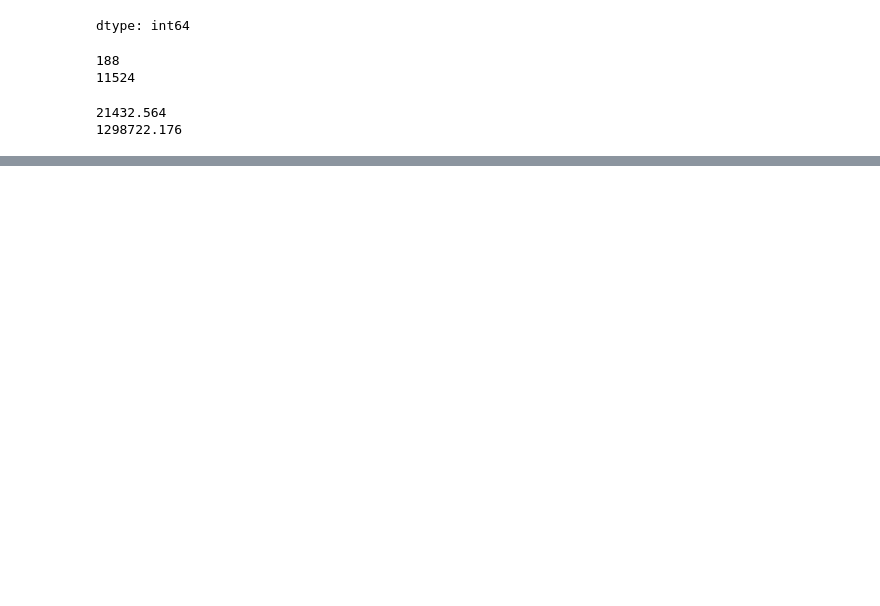
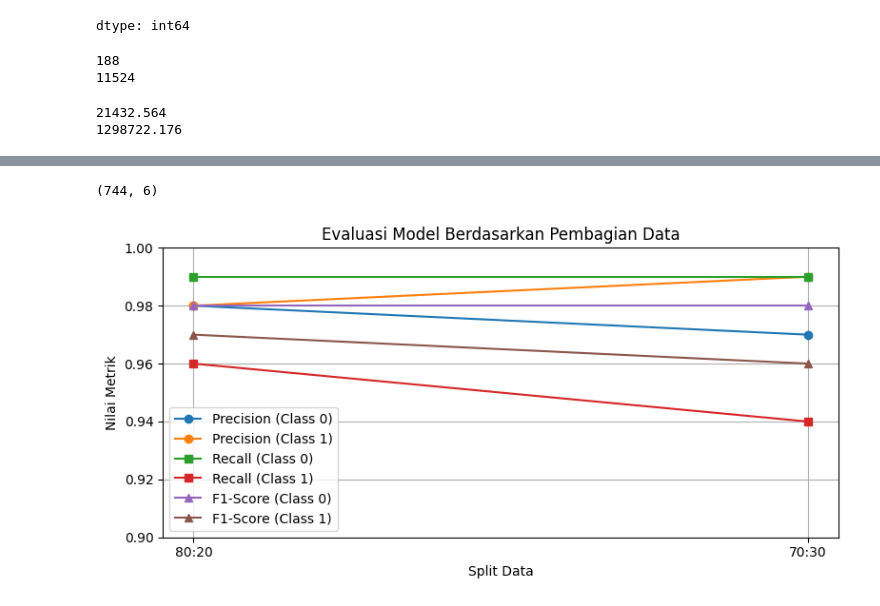
Before and after one commit to asrianda/jurnal, a Jupyter notebook: program_Diana.ipynb, the cells around one changed output, grey strips where cells are left out. Saved outputs shown, nothing was run; the diff lists cells and outputs as text; code cells hidden in the pictures; blank space fills up the shorter version.

```diff
--- a/program_Diana.ipynb
+++ b/program_Diana.ipynb
@@ -174,0 +506,41 @@ files.download('dataset_beras.xlsx')
+# %%
+df.shape
+# %% [output]
+(744, 6)
+# %%
+import matplotlib.pyplot as plt
+
+# Data
+split_data = ['80:20', '70:30']
+precision_0 = [0.98, 0.97]
+precision_1 = [0.98, 0.99]
+recall_0 = [0.99, 0.99]
+recall_1 = [0.96, 0.94]
+f1_0 = [0.98, 0.98]
+f1_1 = [0.97, 0.96]
+
+# Plotting
+plt.figure(figsize=(8, 4))
+
+# Precision
+plt.plot(split_data, precision_0, label='Precision (Class 0)', marker='o')
+plt.plot(split_data, precision_1, label='Precision (Class 1)', marker='o')
+
+# Recall
+plt.plot(split_data, recall_0, label='Recall (Class 0)', marker='s')
+plt.plot(split_data, recall_1, label='Recall (Class 1)', marker='s')
+
+# F1-score
+plt.plot(split_data, f1_0, label='F1-Score (Class 0)', marker='^')
+plt.plot(split_data, f1_1, label='F1-Score (Class 1)', marker='^')
+
+plt.title('Evaluasi Model Berdasarkan Pembagian Data')
+plt.xlabel('Split Data')
+plt.ylabel('Nilai Metrik')
+plt.ylim(0.90, 1.00)
+plt.grid(True)
+plt.legend()
+plt.tight_layout()
+plt.show()
+# %% [output]
+[figure, added]
```
Also changed, not shown: parts of 14 cells of this notebook.
